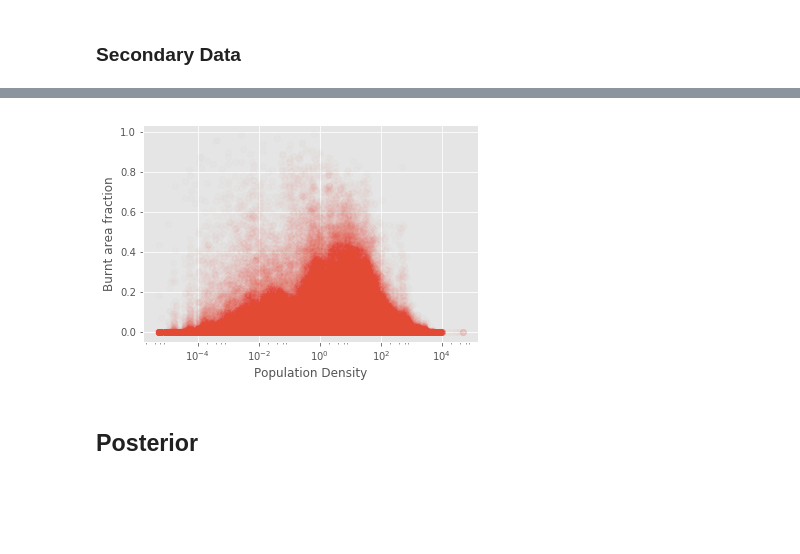
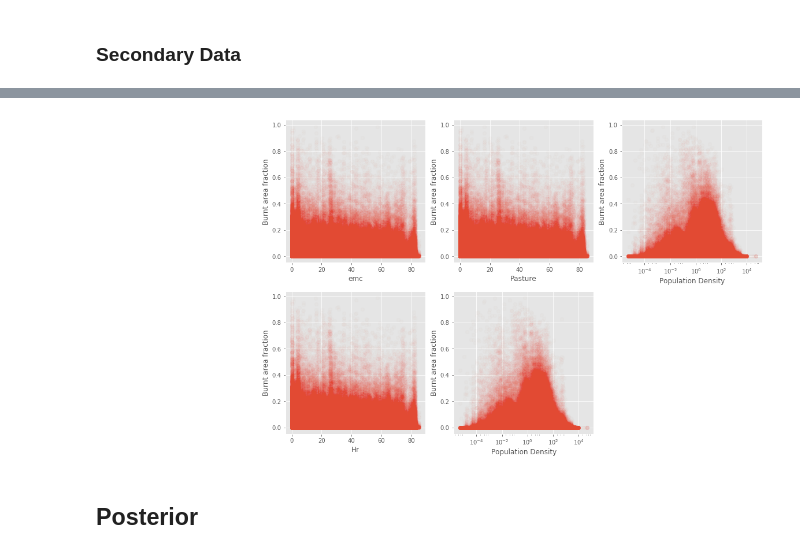
Before and after one commit to rhyswhitley/fire_limitation, a Jupyter notebook: notebooks/data_viz.ipynb, the cells around one changed output, grey strips where cells are left out. Cells and saved outputs as stored; diff of their text form; code cells hidden in the pictures; blank space fills up the shorter version.

```diff
--- a/notebooks/data_viz.ipynb
+++ b/notebooks/data_viz.ipynb
@@ -139,8 +127,28 @@ pltVsFire(fd.pasture, "Pasture")
-# %%
-pltVsFire(fd.population_density, "Population Density")
-plt.xscale('log')
-# %% [output]
-[figure, removed]
+# %%
+plt.figure(figsize=(20, 10))
+
+plt.subplot(2, 4, 1)
+plt.plot(1)
+plt.axis('off')
+
+plt.subplot(2, 4, 2)
+pltVsFire(fd.pasture, "emc")
+
+plt.subplot(2, 4, 6)
+pltVsFire(fd.pasture, "Hr")
+
+plt.subplot(2, 4, 3)
+pltVsFire(fd.pasture, "Pasture")
+
+plt.subplot(2, 4, 4)
+pltVsFire(fd.population_density, "Population Density")
+plt.xscale('log')
+
+plt.subplot(2, 4, 7)
+pltVsFire(fd.population_density, "Population Density")
+plt.xscale('log')
+# %% [output]
+[figure, added]
 # %% [markdown]
 ## Posterior
 # %%
```
Also changed, not shown: parts of 14 cells of this notebook.
